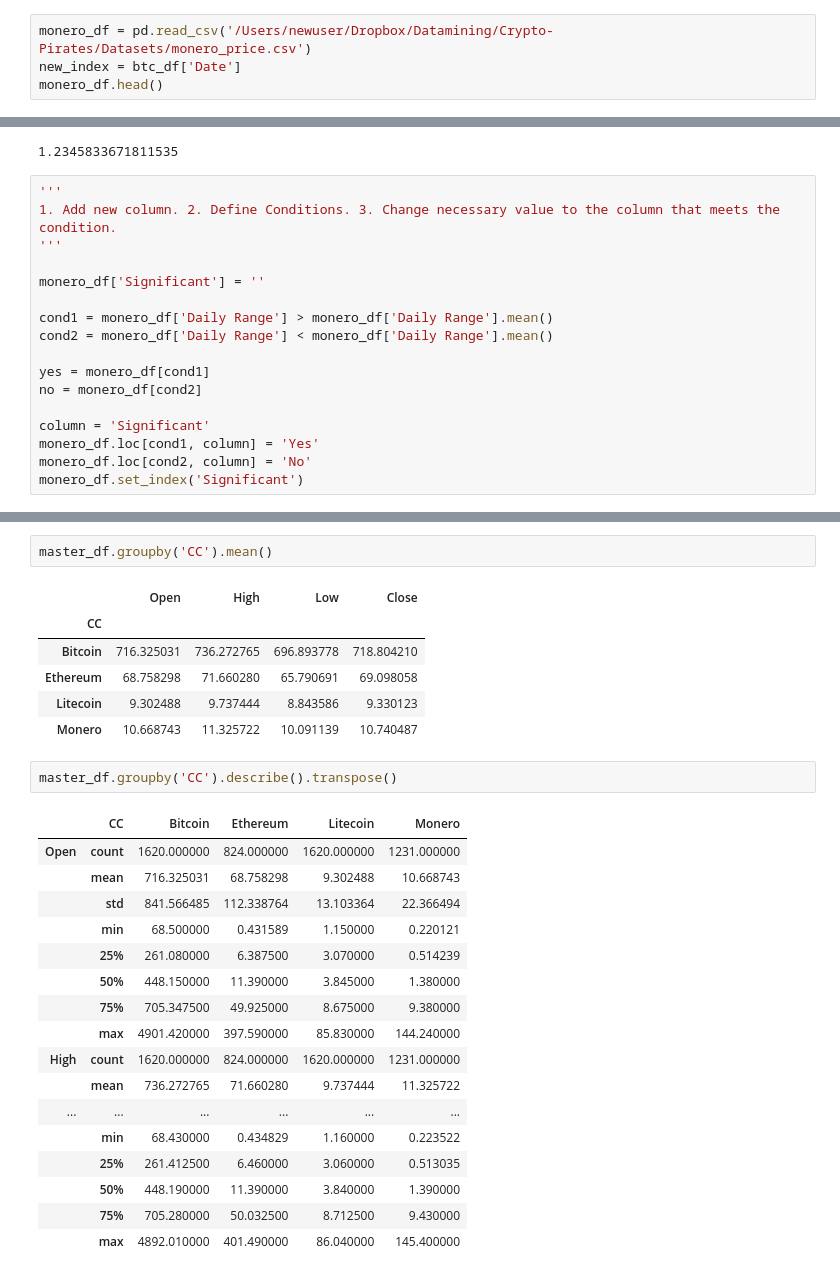
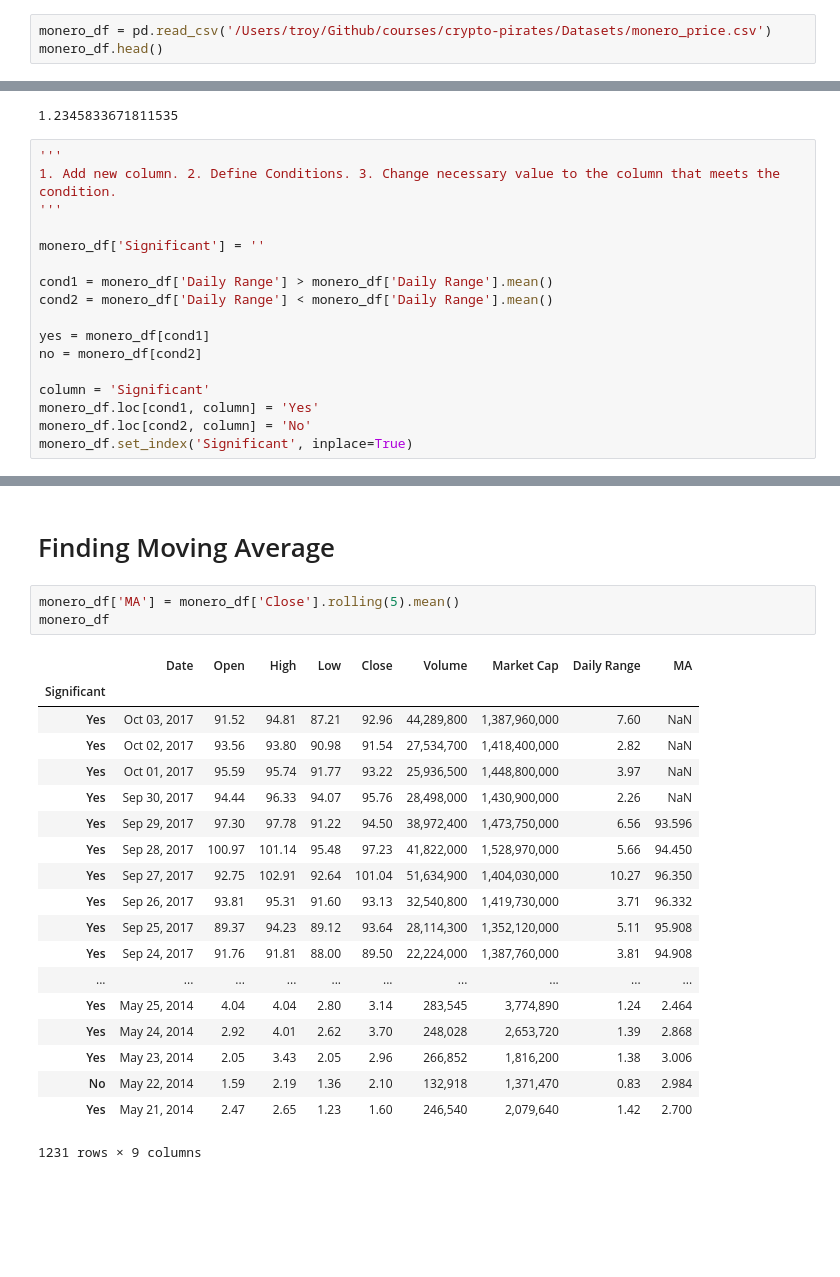
Before and after one commit to kayne10/Crypto-Pirates, a Jupyter notebook: pandas_scripts/Monero.ipynb, the cells around one changed output, grey strips where cells are left out. Cells and saved outputs as stored; diff of their text form; blank space fills up the shorter version.

Commit message:
More changes to dataframes

```diff
--- a/pandas_scripts/Monero.ipynb
+++ b/pandas_scripts/Monero.ipynb
@@ -4,7 +4,6 @@
 import numpy as np
 import pandas as pd
 # %%
-monero_df = pd.read_csv('/Users/newuser/Dropbox/Datamining/Crypto-Pirates/Datasets/monero_price.csv')
-new_index = btc_df['Date']
+monero_df = pd.read_csv('/Users/troy/Github/courses/crypto-pirates/Datasets/monero_price.csv')
 monero_df.head()
 # %% [output]
@@ -43,4 +47,4 @@ no = monero_df[cond2]
 column = 'Significant'
 monero_df.loc[cond1, column] = 'Yes'
 monero_df.loc[cond2, column] = 'No'
-monero_df.set_index('Significant')
+monero_df.set_index('Significant', inplace=True)
@@ -107,29 +51,25 @@ master_df
-# %%
-master_df.groupby('CC').mean()
-# %% [output]
-|  | Open | High | Low | Close |
-| CC |  |  |  |  |
-| Bitcoin | 716.325031 | 736.272765 | 696.893778 | 718.804210 |
-| Ethereum | 68.758298 | 71.660280 | 65.790691 | 69.098058 |
-| Litecoin | 9.302488 | 9.737444 | 8.843586 | 9.330123 |
-| Monero | 10.668743 | 11.325722 | 10.091139 | 10.740487 |
-# %%
-master_df.groupby('CC').describe().transpose()
-# %% [output]
-|  | CC | Bitcoin | Ethereum | Litecoin | Monero |
-| Open | count | 1620.000000 | 824.000000 | 1620.000000 | 1231.000000 |
-|  | mean | 716.325031 | 68.758298 | 9.302488 | 10.668743 |
-|  | std | 841.566485 | 112.338764 | 13.103364 | 22.366494 |
-|  | min | 68.500000 | 0.431589 | 1.150000 | 0.220121 |
-|  | 25% | 261.080000 | 6.387500 | 3.070000 | 0.514239 |
-|  | 50% | 448.150000 | 11.390000 | 3.845000 | 1.380000 |
-|  | 75% | 705.347500 | 49.925000 | 8.675000 | 9.380000 |
-|  | max | 4901.420000 | 397.590000 | 85.830000 | 144.240000 |
-| High | count | 1620.000000 | 824.000000 | 1620.000000 | 1231.000000 |
-|  | mean | 736.272765 | 71.660280 | 9.737444 | 11.325722 |
-| ... | ... | ... | ... | ... | ... |
-|  | min | 68.430000 | 0.434829 | 1.160000 | 0.223522 |
-|  | 25% | 261.412500 | 6.460000 | 3.060000 | 0.513035 |
-|  | 50% | 448.190000 | 11.390000 | 3.840000 | 1.390000 |
-|  | 75% | 705.280000 | 50.032500 | 8.712500 | 9.430000 |
-|  | max | 4892.010000 | 401.490000 | 86.040000 | 145.400000 |
+# %% [markdown]
+# Finding Moving Average
+# %%
+monero_df['MA'] = monero_df['Close'].rolling(5).mean()
+monero_df
+# %% [output]
+|  | Date | Open | High | Low | Close | Volume | Market Cap | Daily Range | MA |
+| Significant |  |  |  |  |  |  |  |  |  |
+| Yes | Oct 03, 2017 | 91.52 | 94.81 | 87.21 | 92.96 | 44,289,800 | 1,387,960,000 | 7.60 | NaN |
+| Yes | Oct 02, 2017 | 93.56 | 93.80 | 90.98 | 91.54 | 27,534,700 | 1,418,400,000 | 2.82 | NaN |
+| Yes | Oct 01, 2017 | 95.59 | 95.74 | 91.77 | 93.22 | 25,936,500 | 1,448,800,000 | 3.97 | NaN |
+| Yes | Sep 30, 2017 | 94.44 | 96.33 | 94.07 | 95.76 | 28,498,000 | 1,430,900,000 | 2.26 | NaN |
+| Yes | Sep 29, 2017 | 97.30 | 97.78 | 91.22 | 94.50 | 38,972,400 | 1,473,750,000 | 6.56 | 93.596 |
+| Yes | Sep 28, 2017 | 100.97 | 101.14 | 95.48 | 97.23 | 41,822,000 | 1,528,970,000 | 5.66 | 94.450 |
+| Yes | Sep 27, 2017 | 92.75 | 102.91 | 92.64 | 101.04 | 51,634,900 | 1,404,030,000 | 10.27 | 96.350 |
+| Yes | Sep 26, 2017 | 93.81 | 95.31 | 91.60 | 93.13 | 32,540,800 | 1,419,730,000 | 3.71 | 96.332 |
+| Yes | Sep 25, 2017 | 89.37 | 94.23 | 89.12 | 93.64 | 28,114,300 | 1,352,120,000 | 5.11 | 95.908 |
+| Yes | Sep 24, 2017 | 91.76 | 91.81 | 88.00 | 89.50 | 22,224,000 | 1,387,760,000 | 3.81 | 94.908 |
+| ... | ... | ... | ... | ... | ... | ... | ... | ... | ... |
+| Yes | May 25, 2014 | 4.04 | 4.04 | 2.80 | 3.14 | 283,545 | 3,774,890 | 1.24 | 2.464 |
+| Yes | May 24, 2014 | 2.92 | 4.01 | 2.62 | 3.70 | 248,028 | 2,653,720 | 1.39 | 2.868 |
+| Yes | May 23, 2014 | 2.05 | 3.43 | 2.05 | 2.96 | 266,852 | 1,816,200 | 1.38 | 3.006 |
+| No | May 22, 2014 | 1.59 | 2.19 | 1.36 | 2.10 | 132,918 | 1,371,470 | 0.83 | 2.984 |
+| Yes | May 21, 2014 | 2.47 | 2.65 | 1.23 | 1.60 | 246,540 | 2,079,640 | 1.42 | 2.700 |
+1231 rows × 9 columns
```
Also changed, not shown: parts of 10 cells of this notebook.
